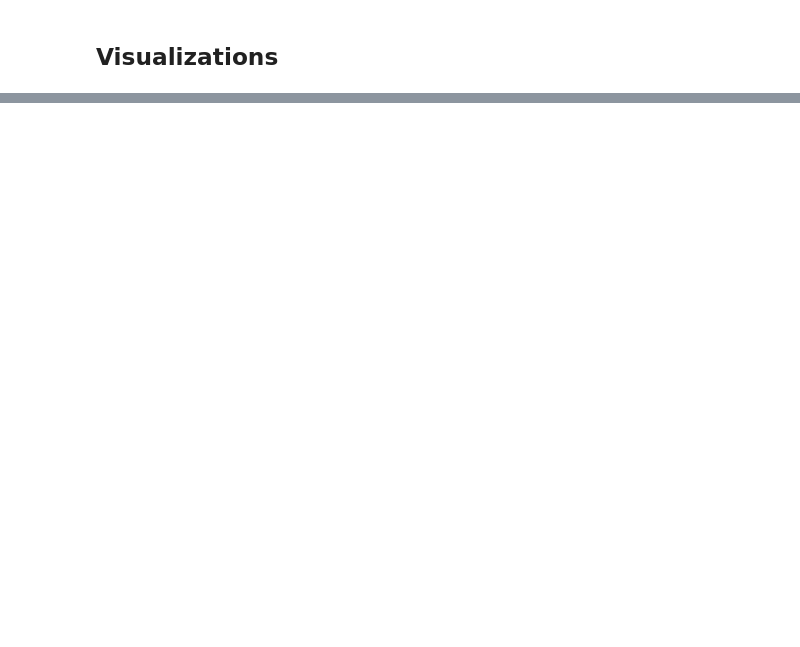
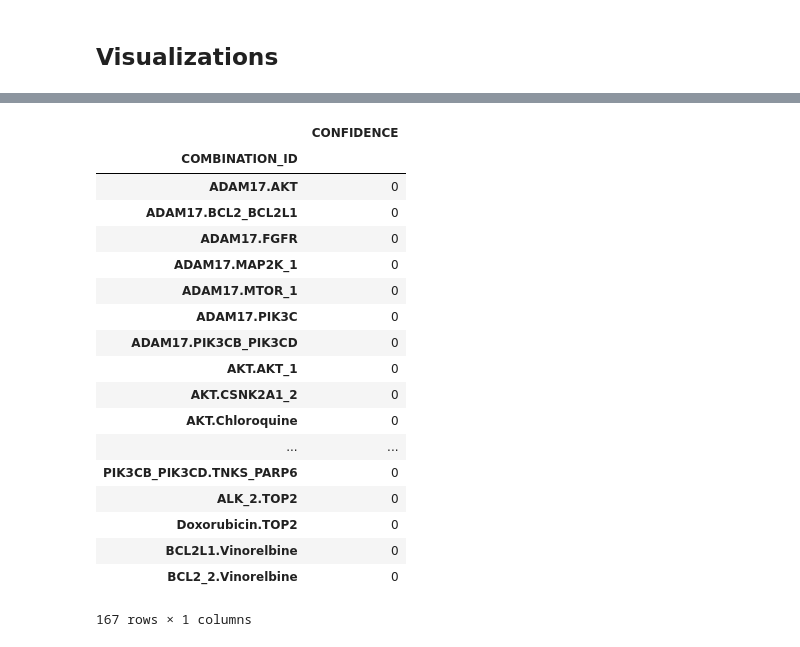
Before and after one commit to joycex99/drug-synergy-modeling, a Jupyter notebook: clustering.ipynb, the cells around one changed output, grey strips where cells are left out. Drawn from its saved outputs; the diff is of its cells as text; code cells hidden in the pictures; blank space fills up the shorter version.

```diff
--- a/clustering.ipynb
+++ b/clustering.ipynb
@@ -422,0 +670,24 @@ plt.show()
+# %%
+orig_data = pd.DataFrame.from_csv('Clean_data/train.csv', header=0)
+combos = pd.DataFrame.from_csv("Submission/combination_priority.csv", header=0)
+combos
+# %% [output]
+|  | CONFIDENCE |
+| COMBINATION_ID |  |
+| ADAM17.AKT | 0 |
+| ADAM17.BCL2_BCL2L1 | 0 |
+| ADAM17.FGFR | 0 |
+| ADAM17.MAP2K_1 | 0 |
+| ADAM17.MTOR_1 | 0 |
+| ADAM17.PIK3C | 0 |
+| ADAM17.PIK3CB_PIK3CD | 0 |
+| AKT.AKT_1 | 0 |
+| AKT.CSNK2A1_2 | 0 |
+| AKT.Chloroquine | 0 |
+| ... | ... |
+| PIK3CB_PIK3CD.TNKS_PARP6 | 0 |
+| ALK_2.TOP2 | 0 |
+| Doxorubicin.TOP2 | 0 |
+| BCL2L1.Vinorelbine | 0 |
+| BCL2_2.Vinorelbine | 0 |
+167 rows × 1 columns
```
Also changed, not shown: parts of 58 cells of this notebook, 10 other files.
